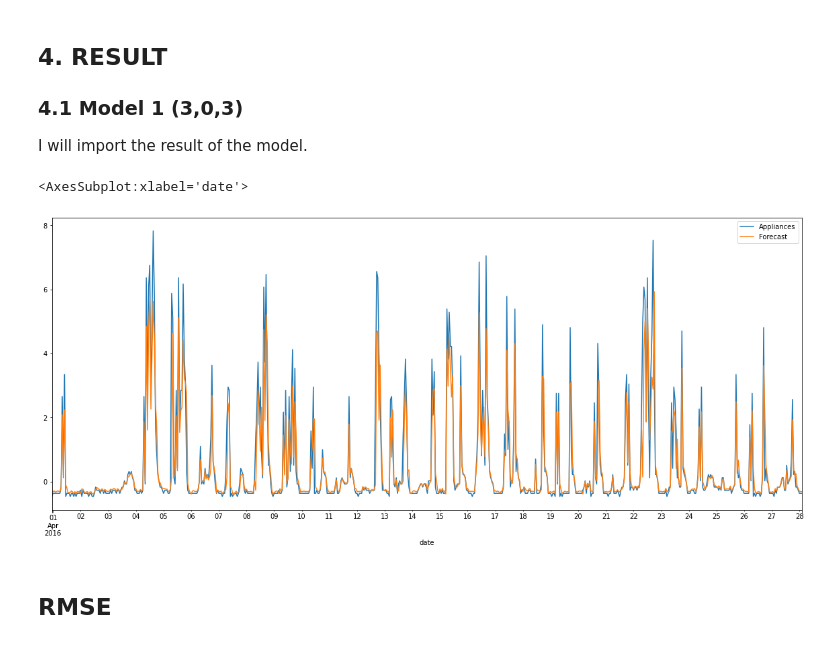
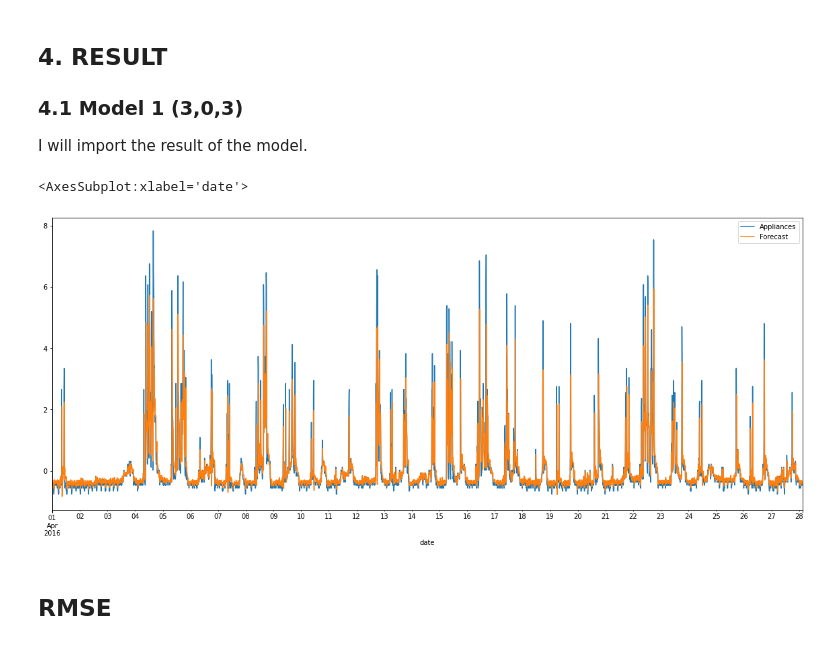
Before and after one commit to JoeKifle/ISPR---Autoregressive-analysis, a Jupyter notebook: telila.ipynb, the cells around one changed output. Drawn from its saved outputs; the diff is of its cells as text; code cells hidden in the pictures.

```diff
--- a/telila.ipynb
+++ b/telila.ipynb
@@ -197,10 +197,10 @@ model303 = pd.read_csv('data/modelPred303.csv',parse_dates=[0], squeeze=True,use
 # %%
 model303Data = model303.set_index("date")
 # %%
-model303Data.resample("H").max().plot(figsize=(20,8))
+model303Data.plot(figsize=(20,8))
 # %% [output]
 <AxesSubplot:xlabel='date'>
-[figure, old version]
+[figure, new version]
 # %% [markdown]
 ## RMSE
 # %%
```
Also changed, not shown: parts of 8 cells of this notebook, 1 other file.
